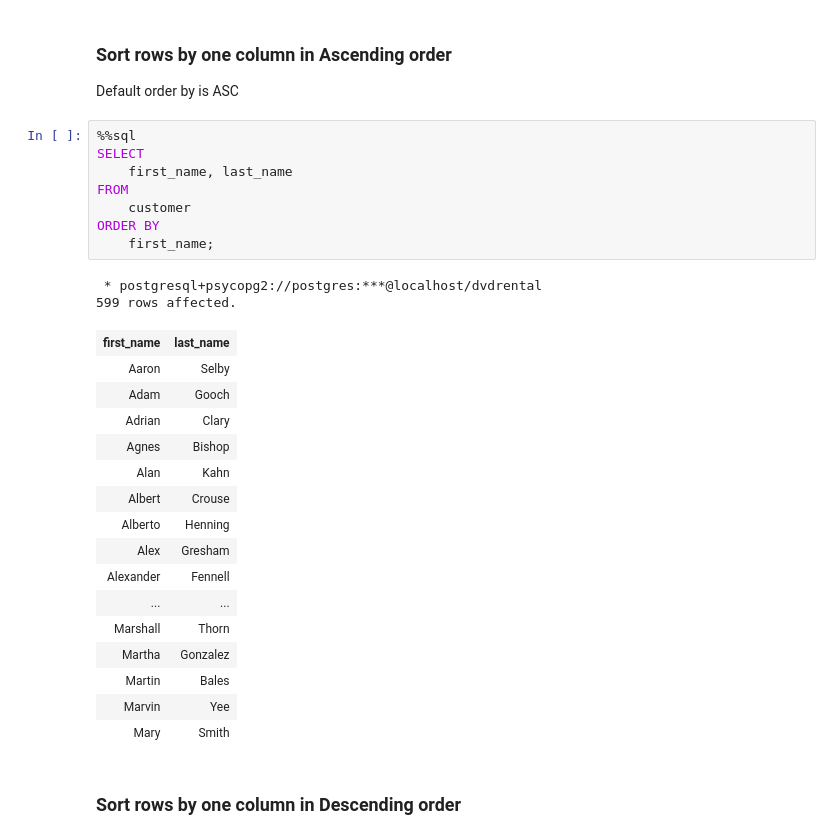
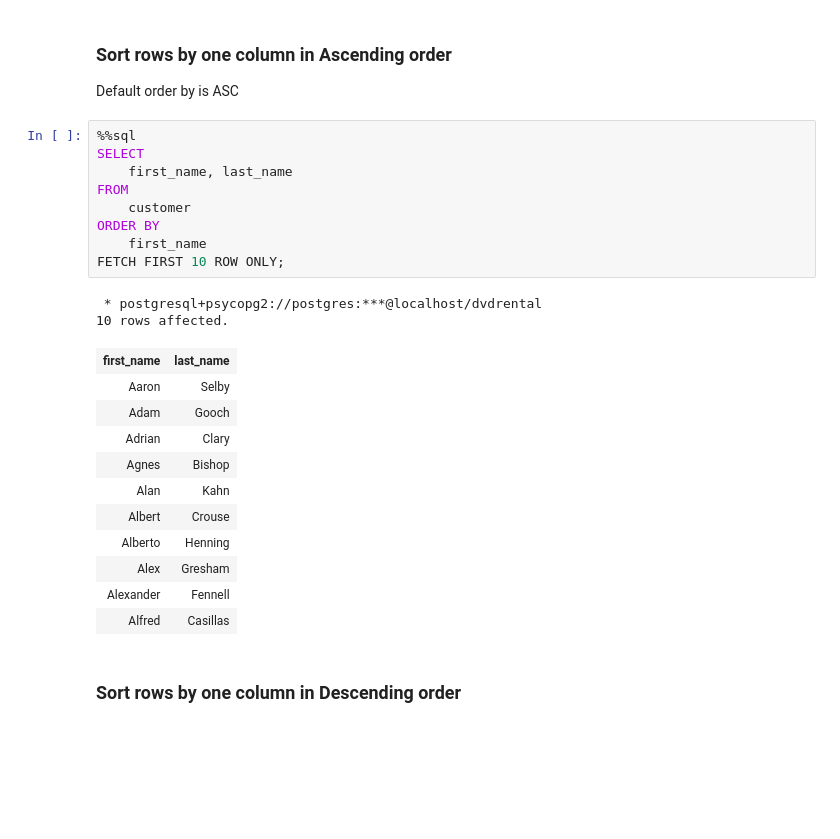
Before and after one commit to nafisa-samia/PostgreSQL-Database-Connection-Using-Python, a Jupyter notebook: Assignment Database Nafisa.ipynb, the cells around one changed output. Cells and saved outputs as stored; diff of their text form; blank space fills up the shorter version.

```diff
--- a/Assignment Database Nafisa.ipynb
+++ b/Assignment Database Nafisa.ipynb
@@ -361,30 +350,26 @@ Default order by is ASC
 # %%
 %%sql
 SELECT
     first_name, last_name
 FROM
     customer
 ORDER BY
-    first_name;
+    first_name
+FETCH FIRST 10 ROW ONLY;
 # %% [output]
  * postgresql+psycopg2://postgres:***@localhost/dvdrental
-599 rows affected.
+10 rows affected.
 | first_name | last_name |
 | Aaron | Selby |
 | Adam | Gooch |
 | Adrian | Clary |
 | Agnes | Bishop |
 | Alan | Kahn |
 | Albert | Crouse |
 | Alberto | Henning |
 | Alex | Gresham |
 | Alexander | Fennell |
-| ... | ... |
-| Marshall | Thorn |
-| Martha | Gonzalez |
-| Martin | Bales |
-| Marvin | Yee |
-| Mary | Smith |
+| Alfred | Casillas |
 # %% [markdown]
 ### Sort rows by one column in Descending order
 # %%
```
Also changed, not shown: parts of 21 cells of this notebook.
